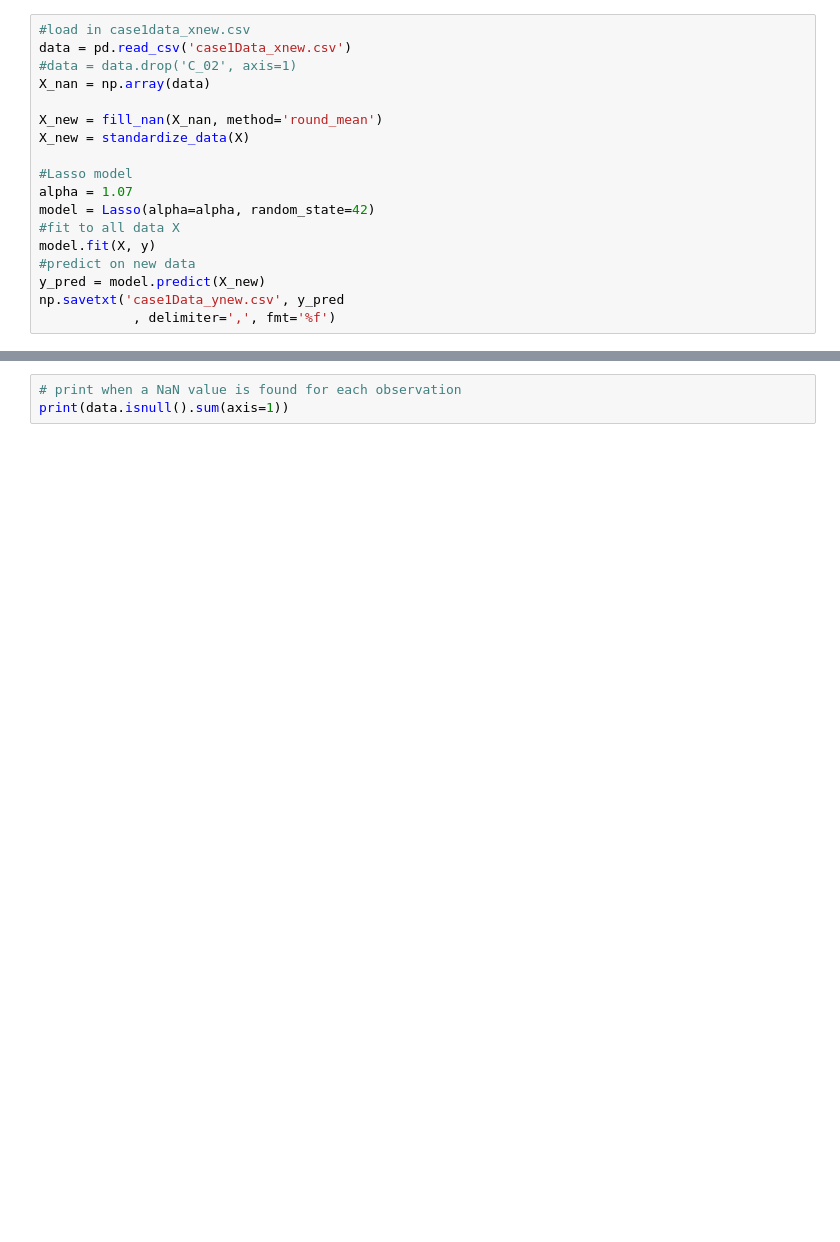
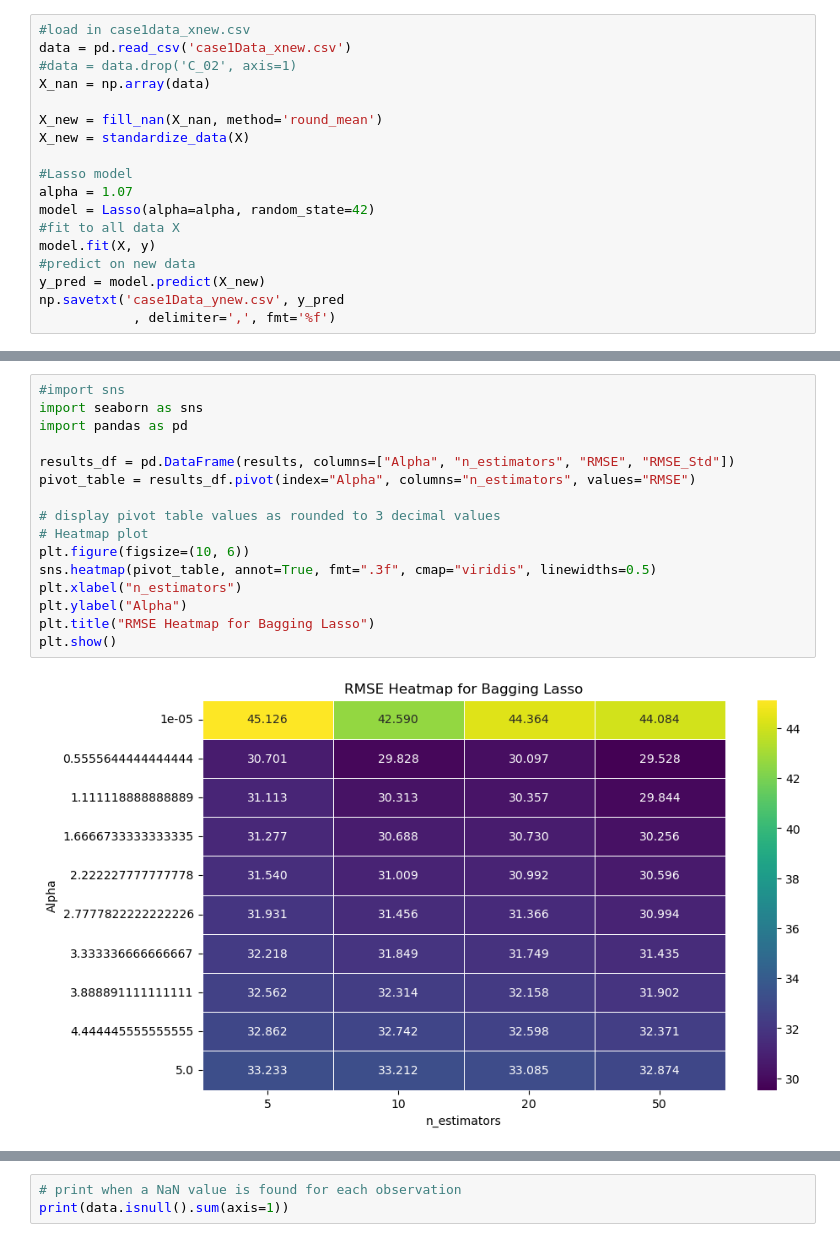
Before and after one commit to Student204161/02582_CDA, a Jupyter notebook: case1.ipynb, the cells around one changed output, grey strips where cells are left out. Saved outputs shown, nothing was run; the diff lists cells and outputs as text; blank space fills up the shorter version.

```diff
--- a/case1.ipynb
+++ b/case1.ipynb
@@ -265,0 +845,18 @@ KeyboardInterrupt:
+# %%
+#import sns
+import seaborn as sns
+import pandas as pd
+
+results_df = pd.DataFrame(results, columns=["Alpha", "n_estimators", "RMSE", "RMSE_Std"])
+pivot_table = results_df.pivot(index="Alpha", columns="n_estimators", values="RMSE")
+
+# display pivot table values as rounded to 3 decimal values
+# Heatmap plot
+plt.figure(figsize=(10, 6))
+sns.heatmap(pivot_table, annot=True, fmt=".3f", cmap="viridis", linewidths=0.5)
+plt.xlabel("n_estimators")
+plt.ylabel("Alpha")
+plt.title("RMSE Heatmap for Bagging Lasso")
+plt.show()
+# %% [output]
+[figure, added]
```
Also changed, not shown: parts of 16 cells of this notebook, 3 other files.
